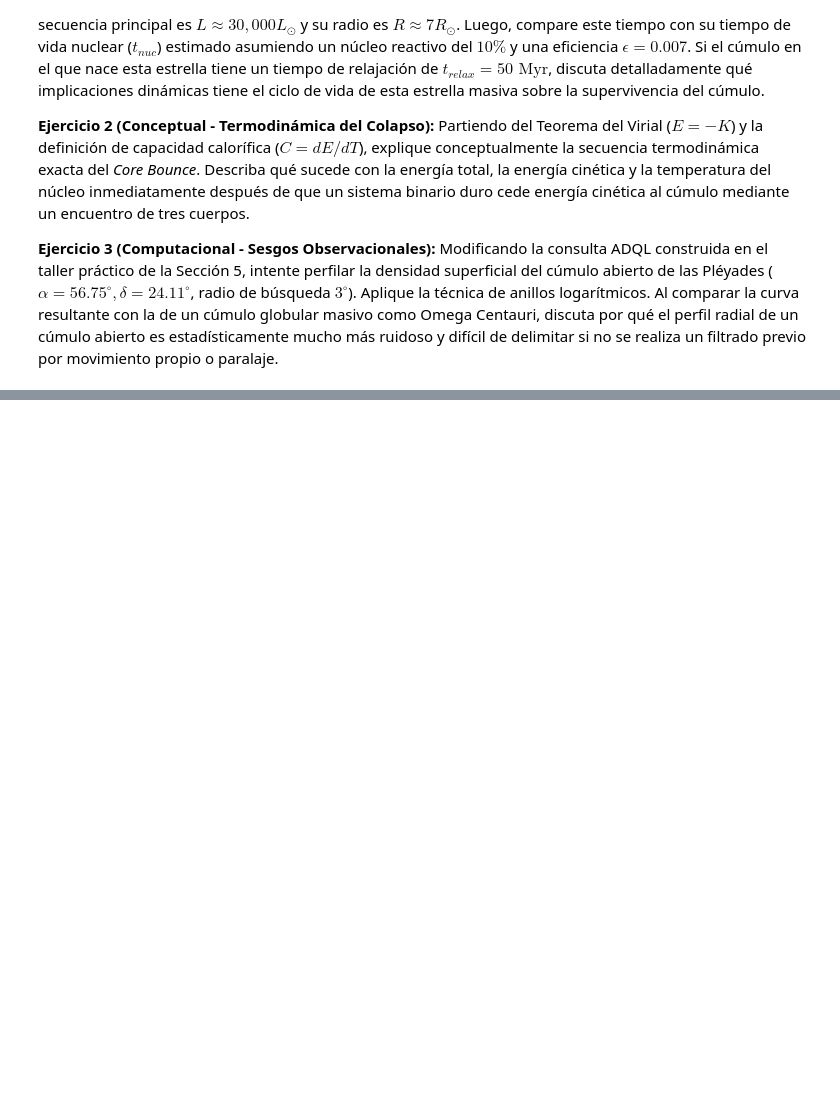
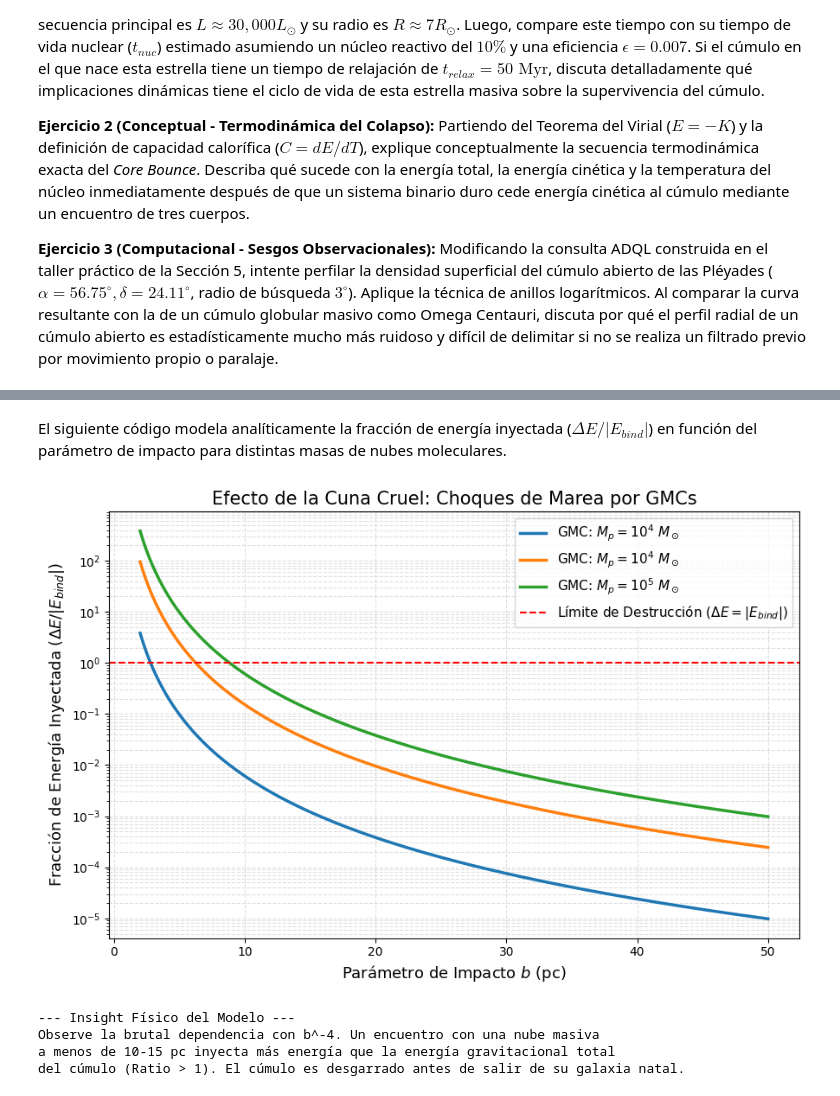
Before and after one commit to esilvavilla/TopicosAvanzadosCumulos, a Jupyter notebook: Clase_05_DinamicaInterna2.ipynb, the cells around one changed output, grey strips where cells are left out. Drawn from its saved outputs; the diff is of its cells as text; code cells hidden in the pictures; blank space fills up the shorter version.

```diff
--- a/Clase_05_DinamicaInterna2.ipynb
+++ b/Clase_05_DinamicaInterna2.ipynb
@@ -394,0 +440,53 @@ Al comparar la curva resultante con la de un cúmulo globular masivo como Omega
+# %% [markdown]
+El siguiente código modela analíticamente la fracción de energía inyectada ($\Delta E / |E_{bind}|$) en función del parámetro de impacto para distintas masas de nubes moleculares.
+# %%
+import numpy as np
+import matplotlib.pyplot as plt
+
+# Parámetros del Cúmulo Estelar (Típico cúmulo joven)
+M_c = 1e3  # Masa del cúmulo en Masas Solares
+r_c = 2.0  # Radio medio en pc
+G = 0.0043 # Constante G en pc (M_sol)^-1 (km/s)^2
+v_rel = 15.0 # Velocidad relativa del encuentro (km/s)
+
+# Energía de ligadura del cúmulo
+E_bind = (G * M_c**2) / (2 * r_c)
+
+# Parámetros del encuentro (Distancia b en pc)
+b = np.linspace(2, 50, 400)
+
+# Masas de Nubes Moleculares (GMCs) perturbadoras
+M_p_list = [1e4, 5e4, 1e5] # 10k, 50k, 100k Masas Solares
+
+plt.figure(figsize=(9, 6))
+
+for M_p in M_p_list:
+    # Energía inyectada por la Aproximación del Impulso
+    delta_E = (2 * G**2 * M_p**2 * M_c * r_c**2) / (b**4 * v_rel**2)
+    # Ratio de destrucción
+    ratio = delta_E / E_bind
+
+    plt.plot(b, ratio, lw=2.5, label=f'GMC: $M_p = 10^{{{int(np.log10(M_p))}}}$ $M_\odot$')
+
+# Línea crítica de destrucción
+plt.axhline(1.0, color='r', linestyle='--', label='Límite de Destrucción ($\Delta E = |E_{bind}|$)')
+
+plt.yscale('log')
+plt.xlabel('Parámetro de Impacto $b$ (pc)', fontsize=13)
+plt.ylabel(r'Fracción de Energía Inyectada ($\Delta E / |E_{bind}|$)', fontsize=13)
+plt.title('Efecto de la Cuna Cruel: Choques de Marea por GMCs', fontsize=15)
+plt.legend(fontsize=11)
+plt.grid(True, which='both', ls='--', alpha=0.4)
+plt.tight_layout()
+plt.show()
+
+print("\n--- Insight Físico del Modelo ---")
+print("Observe la brutal dependencia con b^-4. Un encuentro con una nube masiva")
+print("a menos de 10-15 pc inyecta más energía que la energía gravitacional total")
+print("del cúmulo (Ratio > 1). El cúmulo es desgarrado antes de salir de su galaxia natal.")
+# %% [output]
+[figure, added]
+--- Insight Físico del Modelo ---
+Observe la brutal dependencia con b^-4. Un encuentro con una nube masiva
+a menos de 10-15 pc inyecta más energía que la energía gravitacional total
+del cúmulo (Ratio > 1). El cúmulo es desgarrado antes de salir de su galaxia natal.
```
Also changed, not shown: parts of 3 cells of this notebook, 18 other files.
